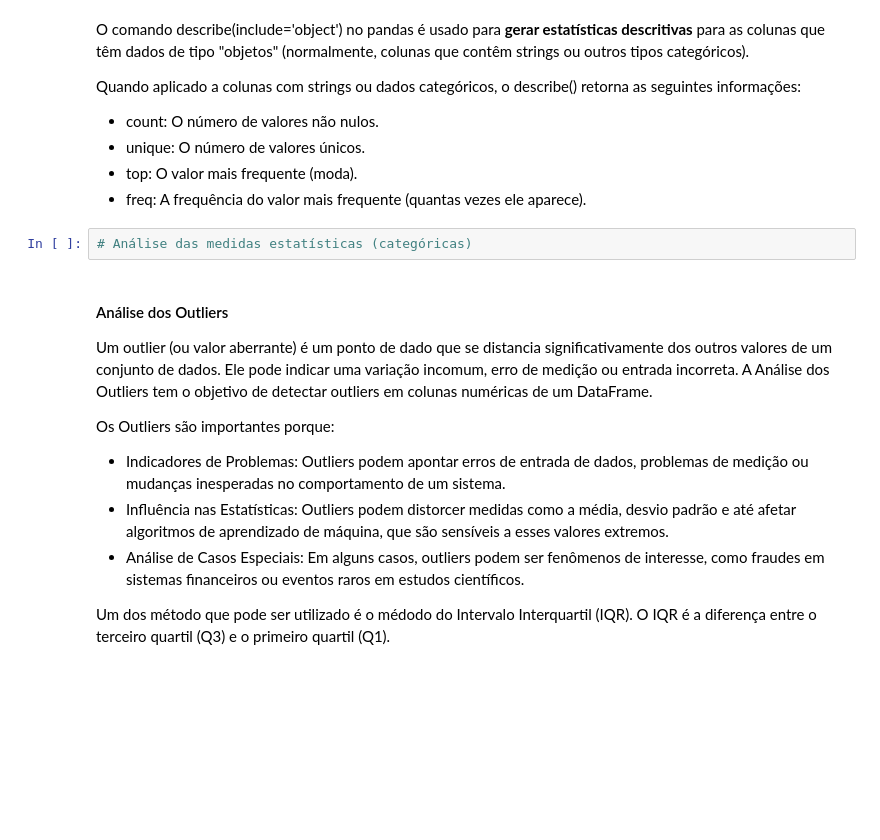
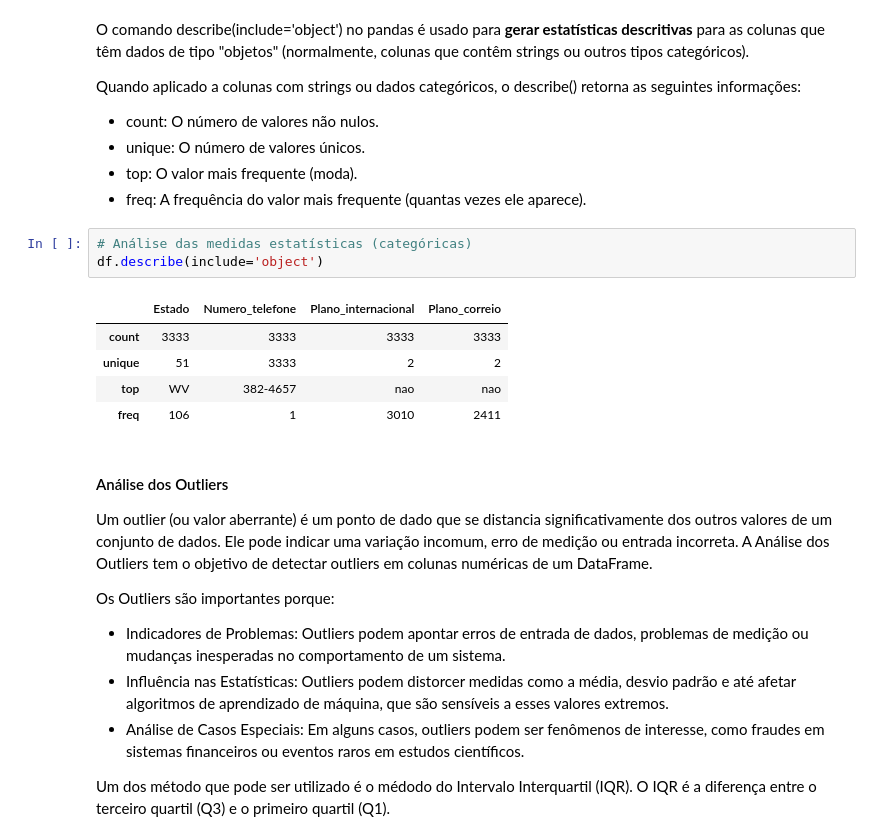
Before and after one commit to solracnet/redes_neurais, a Jupyter notebook: etapa_eda.ipynb, the cells around one changed output. Saved outputs shown, nothing was run; the diff lists cells and outputs as text; blank space fills up the shorter version.

```diff
--- a/etapa_eda.ipynb
+++ b/etapa_eda.ipynb
@@ -154,6 +230,13 @@ Quando aplicado a colunas com strings ou dados categóricos, o describe() retorn
 * freq: A frequência do valor mais frequente (quantas vezes ele aparece).
 # %%
 # Análise das medidas estatísticas (categóricas)
+df.describe(include='object')
+# %% [output]
+|  | Estado | Numero_telefone | Plano_internacional | Plano_correio |
+| count | 3333 | 3333 | 3333 | 3333 |
+| unique | 51 | 3333 | 2 | 2 |
+| top | WV | 382-4657 | nao | nao |
+| freq | 106 | 1 | 3010 | 2411 |
 # %% [markdown]
 #### Análise dos Outliers
 
```
Also changed, not shown: parts of 16 cells of this notebook.
